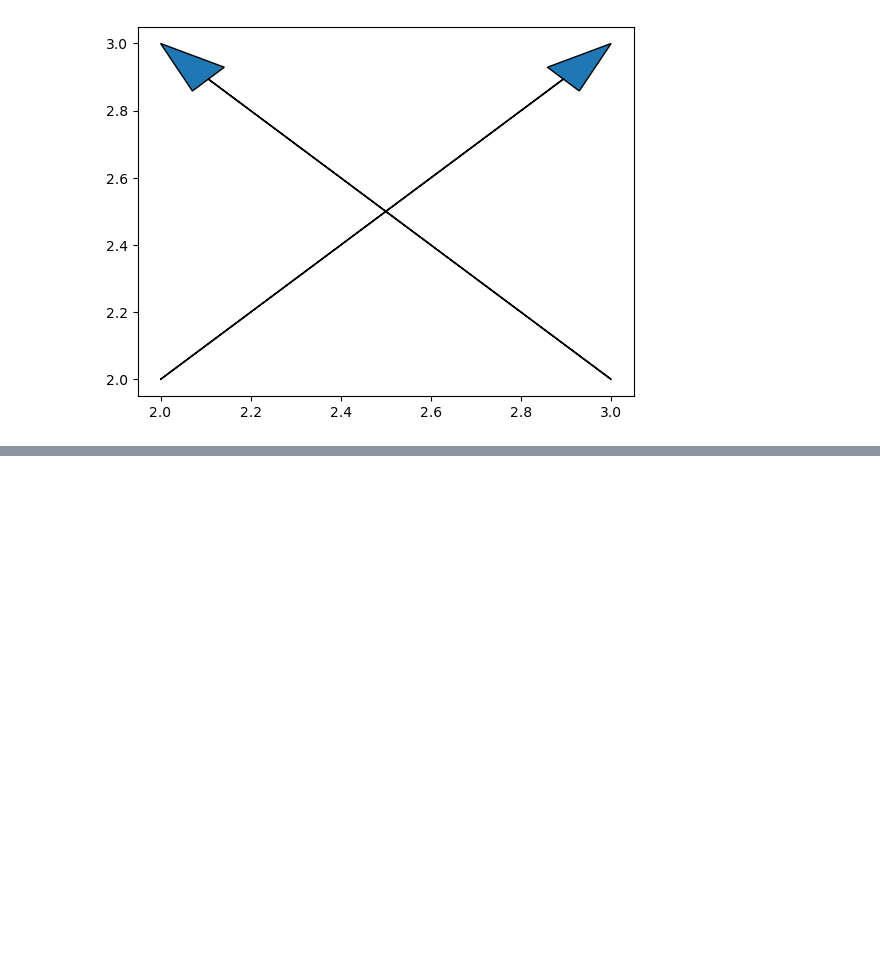
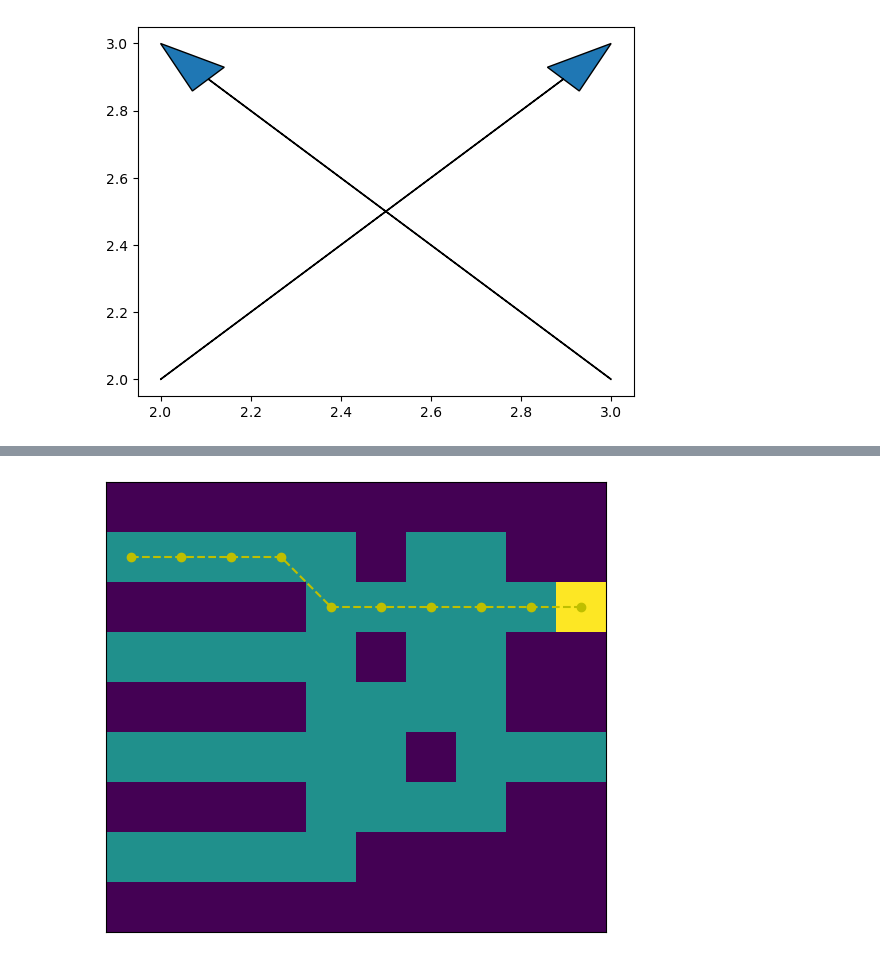
Before and after one commit to Chpel/ProjectAirport, a Jupyter notebook: Workbench.ipynb, the cells around one changed output, grey strips where cells are left out. Cells and saved outputs as stored; diff of their text form; code cells hidden in the pictures; blank space fills up the shorter version.

```diff
--- a/Workbench.ipynb
+++ b/Workbench.ipynb
@@ -30,0 +90,22 @@ plt.show()
+# %%
+#map picture
+
+Main_surface = np.array(
+   [[0,0,0,0,0,0,0,0,0,0],
+    [1,1,1,1,1,0,1,1,0,0],
+    [0,0,0,0,1,1,1,1,1,2],
+    [1,1,1,1,1,0,1,1,0,0],
+    [0,0,0,0,1,1,1,1,0,0],
+    [1,1,1,1,1,1,0,1,1,1],
+    [0,0,0,0,1,1,1,1,0,0],
+    [1,1,1,1,1,0,0,0,0,0],
+    [0,0,0,0,0,0,0,0,0,0]]
+)
+plt.imshow(Main_surface)
+plt.plot(range(10),[1]*4 + [2]*6, 'yo--')
+plt.xticks([])
+plt.yticks([])
+plt.tight_layout()
+plt.savefig('e1.png')
+# %% [output]
+[figure, added]
```
Also changed, not shown: parts of 5 cells of this notebook, 21 other files.
